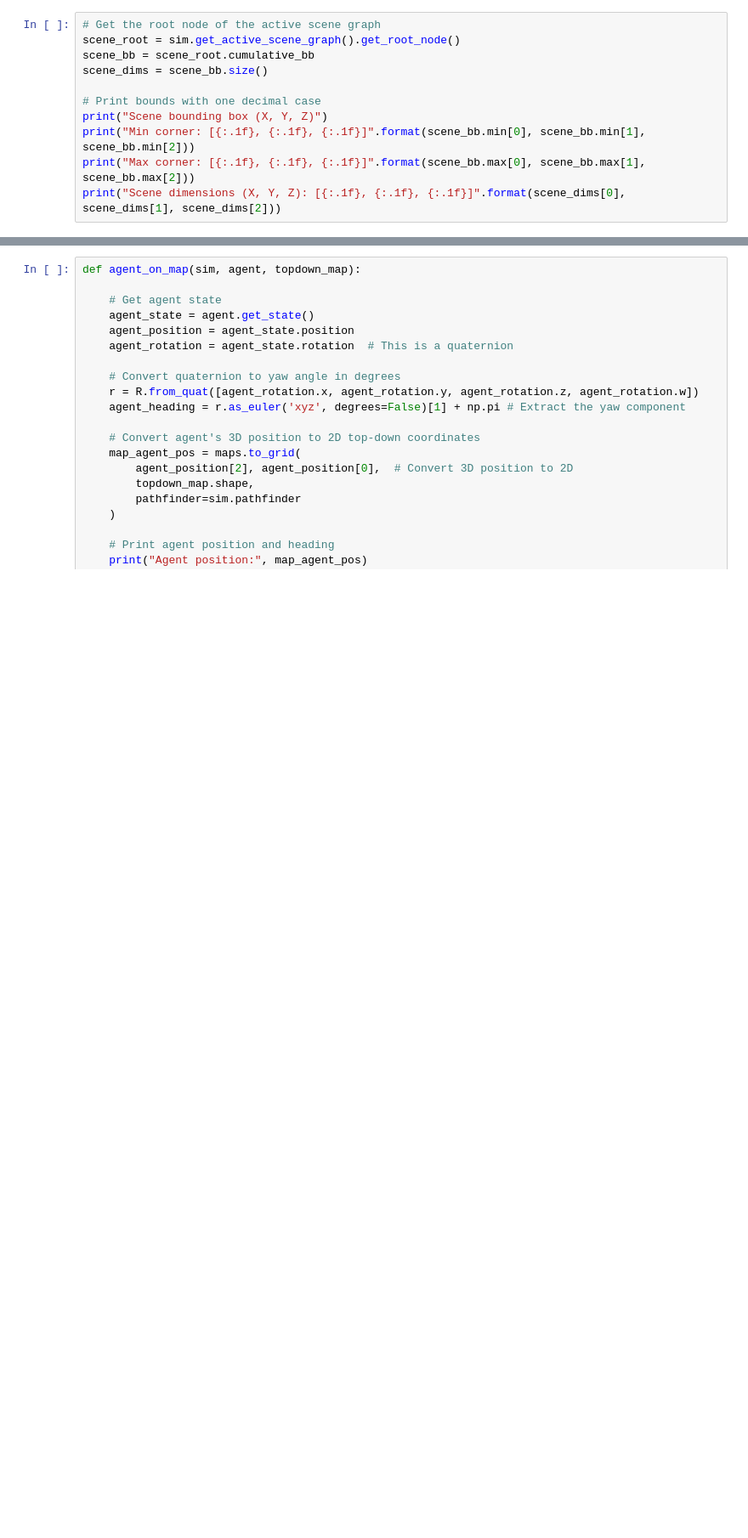
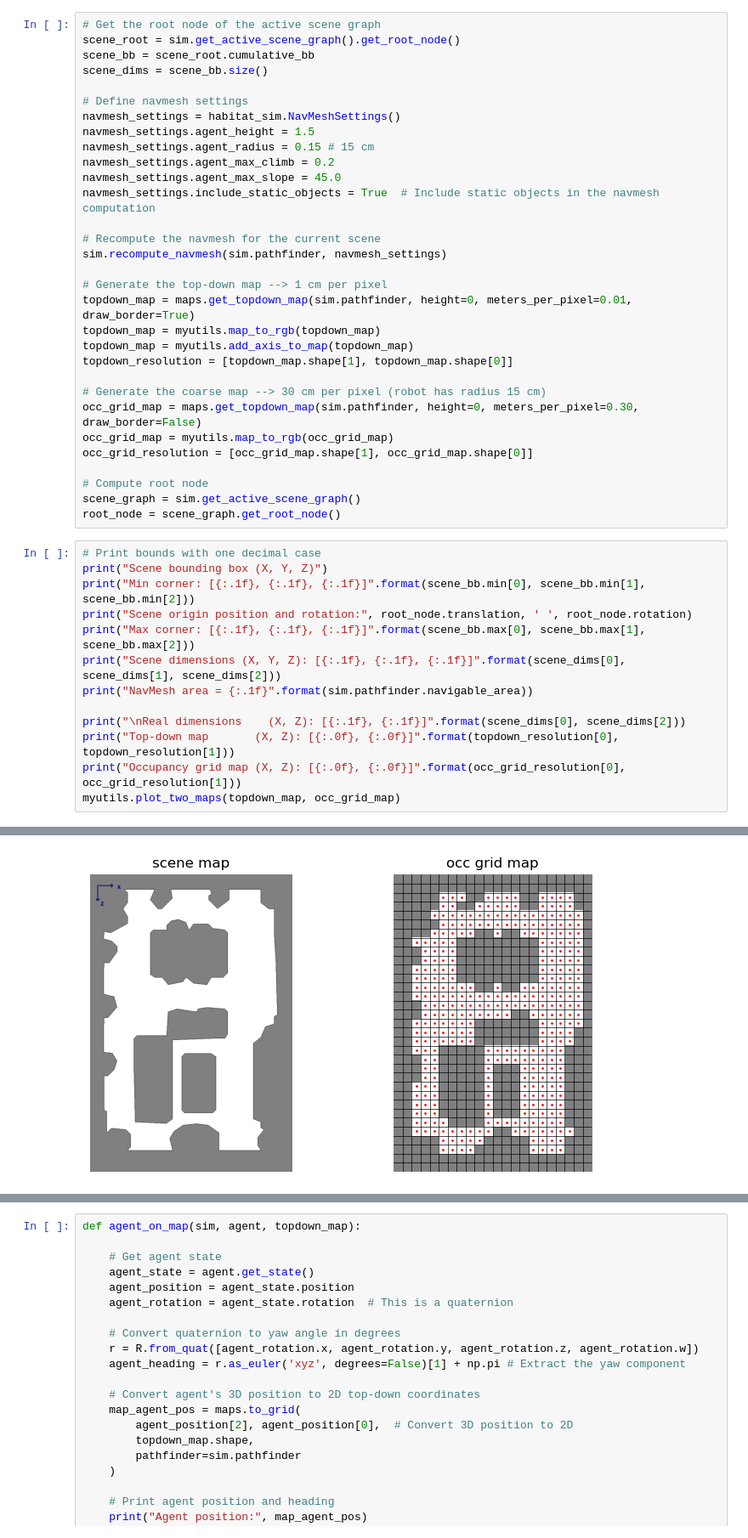
Before and after one commit to joaocb2002/ObjectNav-Msc, a Jupyter notebook: main.ipynb, the cells around one changed output, grey strips where cells are left out. Shown at 85% size. Cells and saved outputs as stored; diff of their text form; blank space fills up the shorter version.

```diff
--- a/main.ipynb
+++ b/main.ipynb
@@ -137,13 +109,46 @@ sim = habitat_sim.Simulator(cfg)
+# %%
+# Get the root node of the active scene graph
+scene_root = sim.get_active_scene_graph().get_root_node()
+scene_bb = scene_root.cumulative_bb
+scene_dims = scene_bb.size()
+
+# Define navmesh settings
+navmesh_settings = habitat_sim.NavMeshSettings()
+navmesh_settings.agent_height = 1.5
+navmesh_settings.agent_radius = 0.15 # 15 cm
+navmesh_settings.agent_max_climb = 0.2
+navmesh_settings.agent_max_slope = 45.0
+navmesh_settings.include_static_objects = True  # Include static objects in the navmesh computation
+
+# Recompute the navmesh for the current scene
+sim.recompute_navmesh(sim.pathfinder, navmesh_settings)
+
+# Generate the top-down map --> 1 cm per pixel
+topdown_map = maps.get_topdown_map(sim.pathfinder, height=0, meters_per_pixel=0.01, draw_border=True)
+topdown_map = myutils.map_to_rgb(topdown_map)
+topdown_map = myutils.add_axis_to_map(topdown_map)
+topdown_resolution = [topdown_map.shape[1], topdown_map.shape[0]]
+
+# Generate the coarse map --> 30 cm per pixel (robot has radius 15 cm)
+occ_grid_map = maps.get_topdown_map(sim.pathfinder, height=0, meters_per_pixel=0.30, draw_border=False)
+occ_grid_map = myutils.map_to_rgb(occ_grid_map)
+occ_grid_resolution = [occ_grid_map.shape[1], occ_grid_map.shape[0]]
+
+# Compute root node
+scene_graph = sim.get_active_scene_graph()
+root_node = scene_graph.get_root_node()
 # %%
-# Get the root node of the active scene graph
-scene_root = sim.get_active_scene_graph().get_root_node()
-scene_bb = scene_root.cumulative_bb
-scene_dims = scene_bb.size()
-
 # Print bounds with one decimal case
 print("Scene bounding box (X, Y, Z)")
 print("Min corner: [{:.1f}, {:.1f}, {:.1f}]".format(scene_bb.min[0], scene_bb.min[1], scene_bb.min[2]))
+print("Scene origin position and rotation:", root_node.translation, ' ', root_node.rotation)
 print("Max corner: [{:.1f}, {:.1f}, {:.1f}]".format(scene_bb.max[0], scene_bb.max[1], scene_bb.max[2]))
 print("Scene dimensions (X, Y, Z): [{:.1f}, {:.1f}, {:.1f}]".format(scene_dims[0], scene_dims[1], scene_dims[2]))
+print("NavMesh area = {:.1f}".format(sim.pathfinder.navigable_area))
+
+print("\nReal dimensions    (X, Z): [{:.1f}, {:.1f}]".format(scene_dims[0], scene_dims[2]))
+print("Top-down map       (X, Z): [{:.0f}, {:.0f}]".format(topdown_resolution[0], topdown_resolution[1]))
+print("Occupancy grid map (X, Z): [{:.0f}, {:.0f}]".format(occ_grid_resolution[0], occ_grid_resolution[1]))
+myutils.plot_two_maps(topdown_map, occ_grid_map)
 # %% [output]
 Scene bounding box (X, Y, Z)
@@ -152,0 +164 @@ Scene dimensions (X, Y, Z): [5.0, 3.3, 4.7]
+[figure, added]
```
Also changed, not shown: parts of 19 cells of this notebook, 4 other files.
